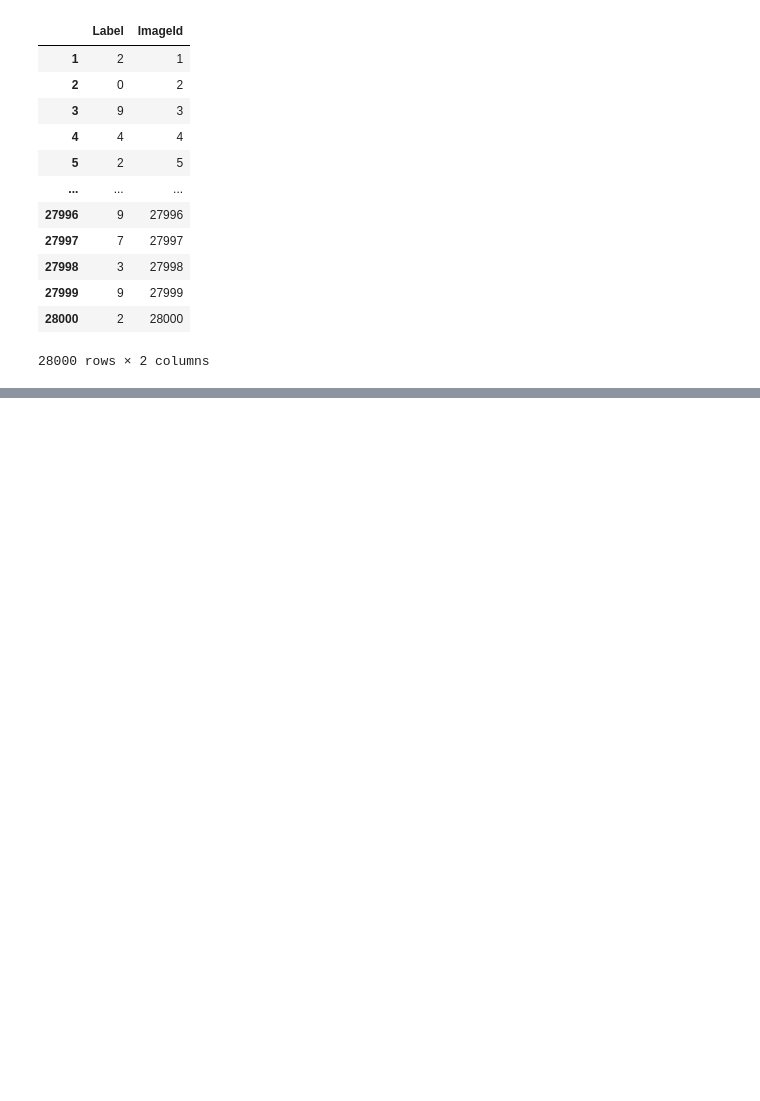
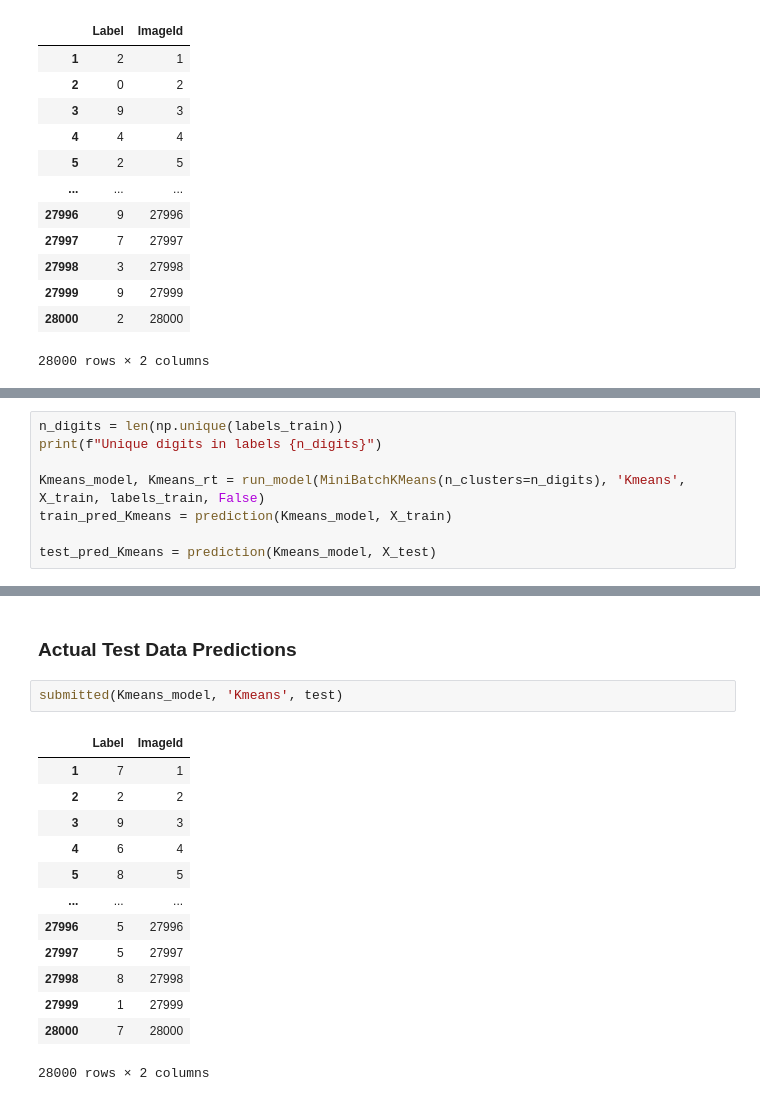
Before and after one commit to oimartin/MNIST_Digit_Recognizer, a Jupyter notebook: digits_notebook.ipynb, the cells around one changed output, grey strips where cells are left out. Saved outputs shown, nothing was run; the diff lists cells and outputs as text; blank space fills up the shorter version.

Commit message:
added kmeans

```diff
--- a/digits_notebook.ipynb
+++ b/digits_notebook.ipynb
@@ -447,0 +455,8 @@ submitted(RFC_PCA_model, 'RFC_PCA', test_PCA)
+# %%
+n_digits = len(np.unique(labels_train))
+print(f"Unique digits in labels {n_digits}")
+
+Kmeans_model, Kmeans_rt = run_model(MiniBatchKMeans(n_clusters=n_digits), 'Kmeans', X_train, labels_train, False)
+train_pred_Kmeans = prediction(Kmeans_model, X_train)
+
+test_pred_Kmeans = prediction(Kmeans_model, X_test)
@@ -447,0 +498,18 @@ submitted(RFC_PCA_model, 'RFC_PCA', test_PCA)
+# %% [markdown]
+### Actual Test Data Predictions
+# %%
+submitted(Kmeans_model, 'Kmeans', test)
+# %% [output]
+|  | Label | ImageId |
+| 1 | 7 | 1 |
+| 2 | 2 | 2 |
+| 3 | 9 | 3 |
+| 4 | 6 | 4 |
+| 5 | 8 | 5 |
+| ... | ... | ... |
+| 27996 | 5 | 27996 |
+| 27997 | 5 | 27997 |
+| 27998 | 8 | 27998 |
+| 27999 | 1 | 27999 |
+| 28000 | 7 | 28000 |
+28000 rows × 2 columns
```
Also changed, not shown: parts of 8 cells of this notebook.
